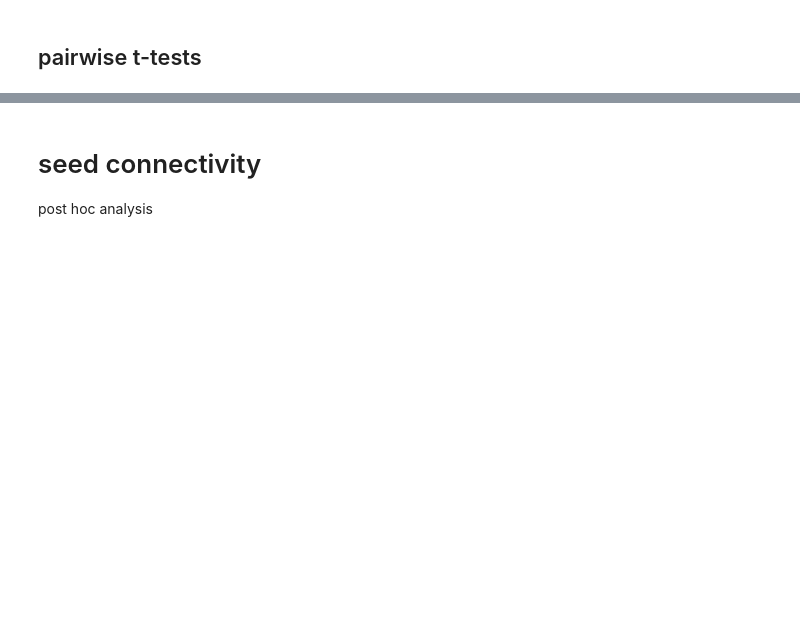
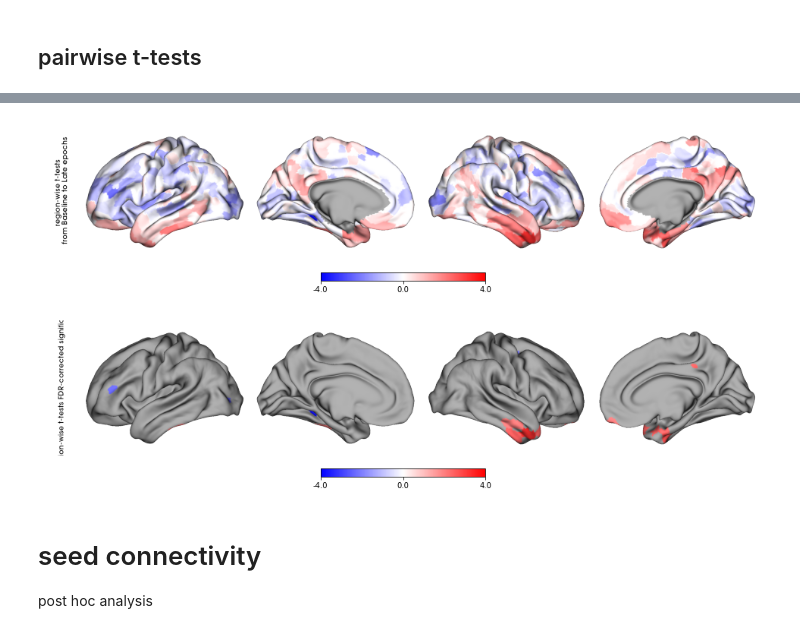
Before and after one commit to qniksefat/gradecc, a Jupyter notebook: RUNME.ipynb, the cells around one changed output, grey strips where cells are left out. Cells and saved outputs as stored; diff of their text form; code cells hidden in the pictures; blank space fills up the shorter version.

```diff
--- a/RUNME.ipynb
+++ b/RUNME.ipynb
@@ -102,10 +132,13 @@ df_contrast = df_stats_pairwise.loc['eccentricity', 'early', 'late']
 # %%
-from plot_brain import plot_brain_masked, plot_brain
+df_contrast = df_stats_pairwise.loc['eccentricity', 'baseline', 'late']
 
 plot_brain(df_contrast['tstat'],
-           text='region-wise t-tests \n from Early to Late epochs', color_range=(-4, 4), color_map='bwr')
+           text='region-wise t-tests \n from Baseline to Late epochs', color_range=(-4, 4), color_map='bwr')
 plot_brain_masked(df_contrast['tstat'], df_contrast['pvalue_corrected'],
                   text='region-wise t-tests FDR-corrected significant', color_range=(-4, 4), color_map='bwr')
+# %% [output]
+[figure, added]
+[figure, added]
 # %% [markdown]
 # seed connectivity
 post hoc analysis
```
Also changed, not shown: parts of 16 cells of this notebook, 1 other file.
